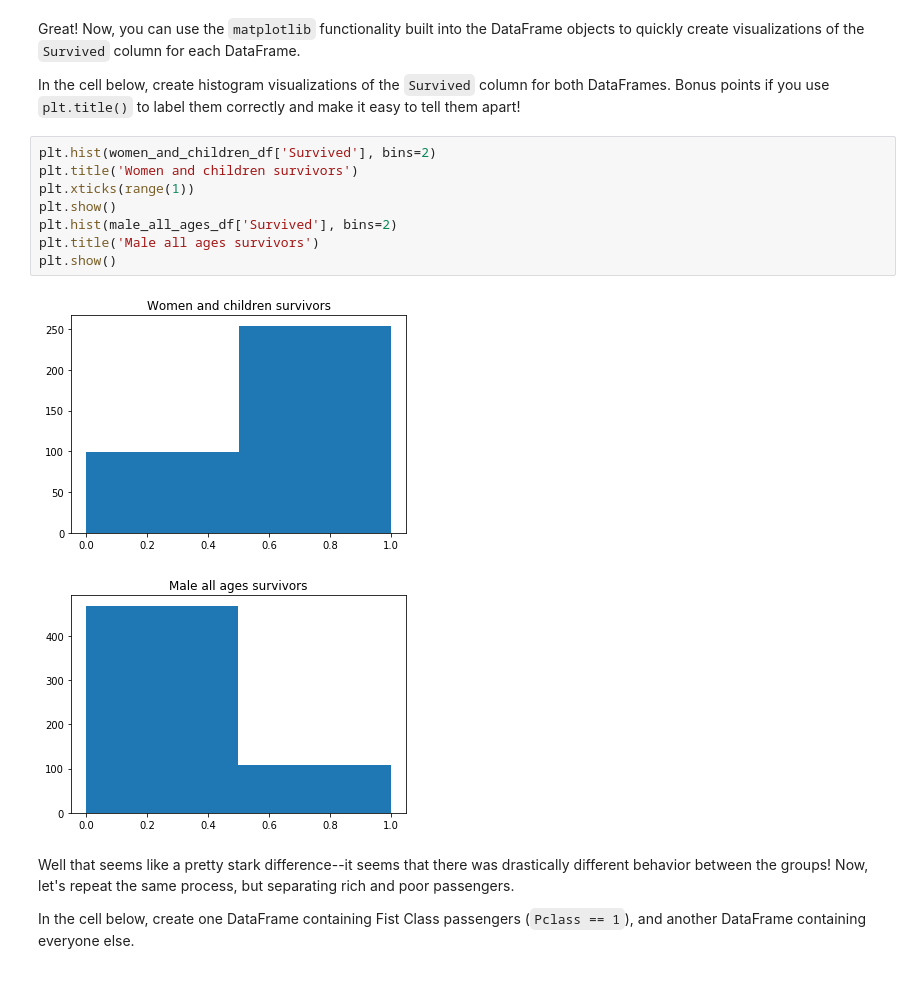
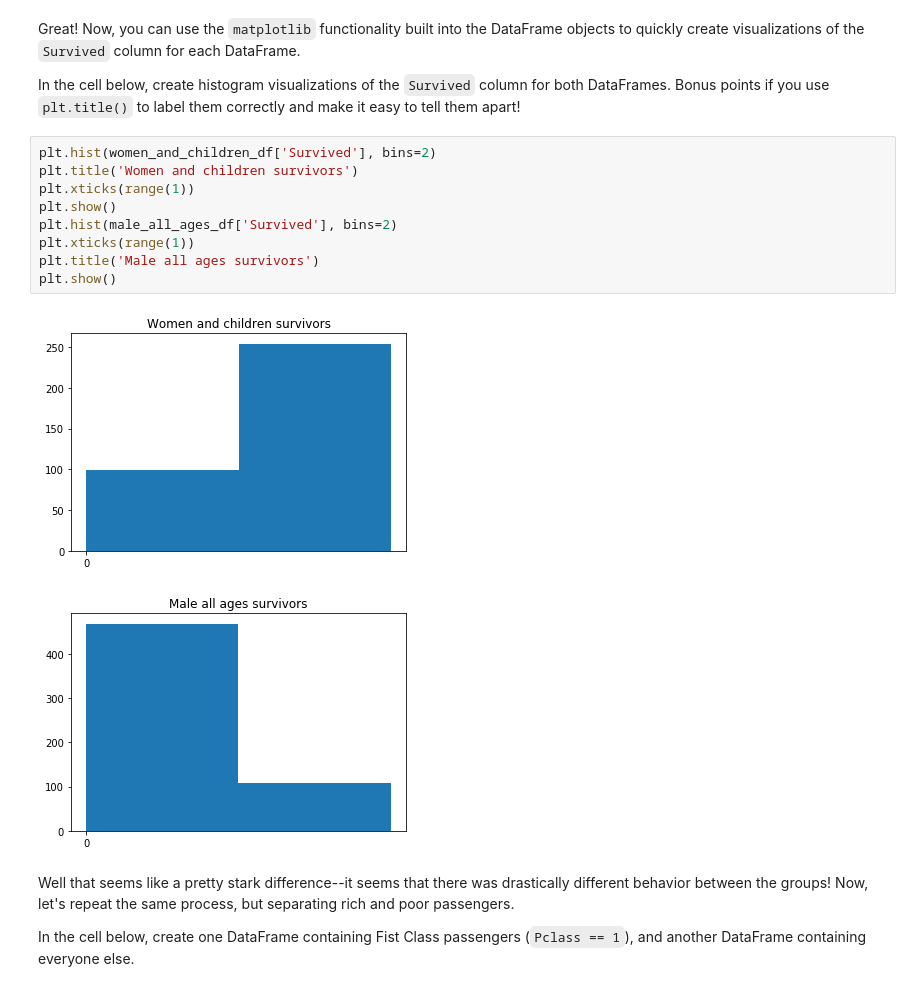
Before and after one commit to bgilroy26/dsc-using-sql-with-pandas-lab-nyc-ds-071519, a Jupyter notebook: index.ipynb, the cells around one changed output. Cells and saved outputs as stored; diff of their text form.

```diff
--- a/index.ipynb
+++ b/index.ipynb
@@ -151,14 +151,15 @@ In the cell below, create histogram visualizations of the `Survived` column for
 # %%
 plt.hist(women_and_children_df['Survived'], bins=2)
 plt.title('Women and children survivors')
 plt.xticks(range(1))
 plt.show()
 plt.hist(male_all_ages_df['Survived'], bins=2)
+plt.xticks(range(1))
 plt.title('Male all ages survivors')
 plt.show()
 # %% [output]
-[figure, old version]
+[figure, new version]
-[figure, old version]
+[figure, new version]
 # %% [markdown]
 Well that seems like a pretty stark difference--it seems that there was drastically different behavior between the groups!  Now, let's repeat the same process, but separating rich and poor passengers.
 
```
